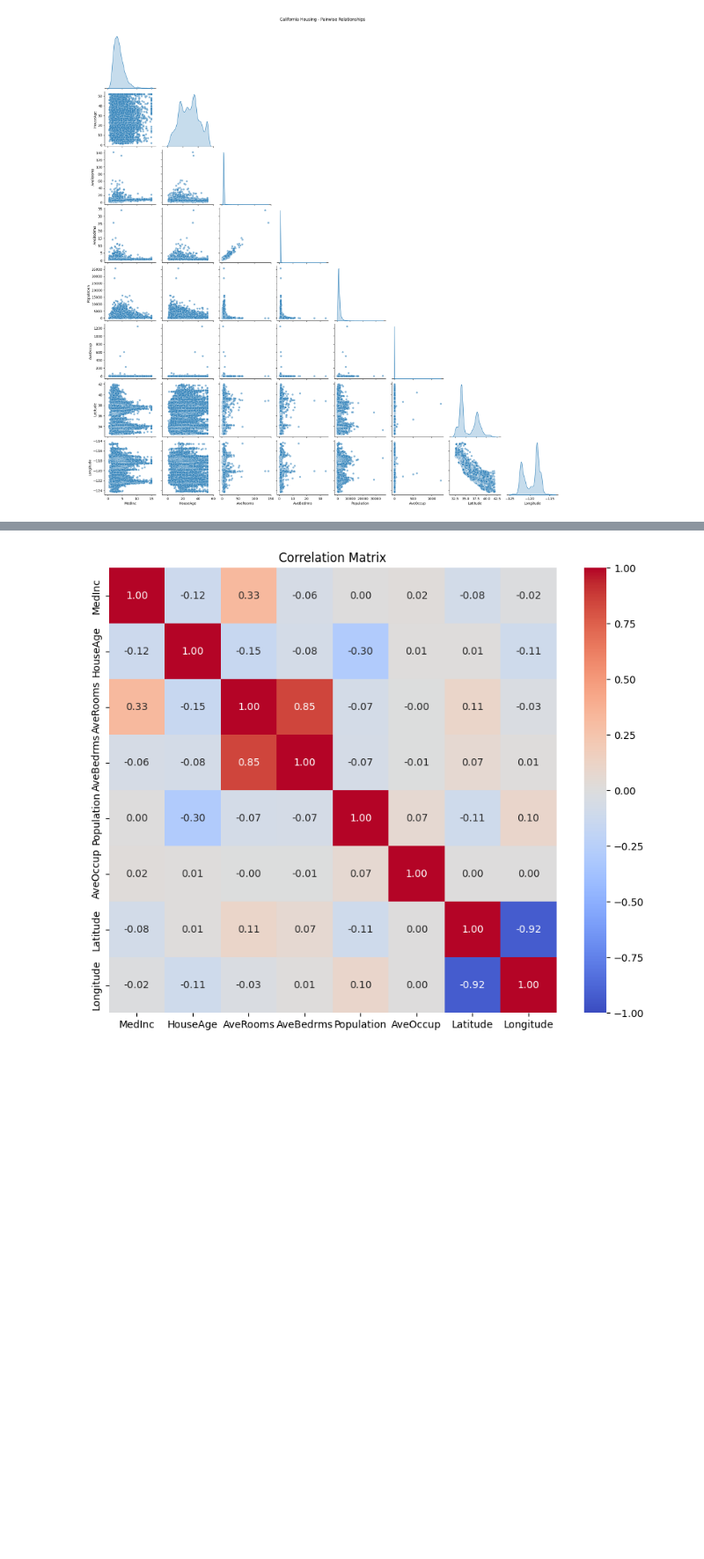
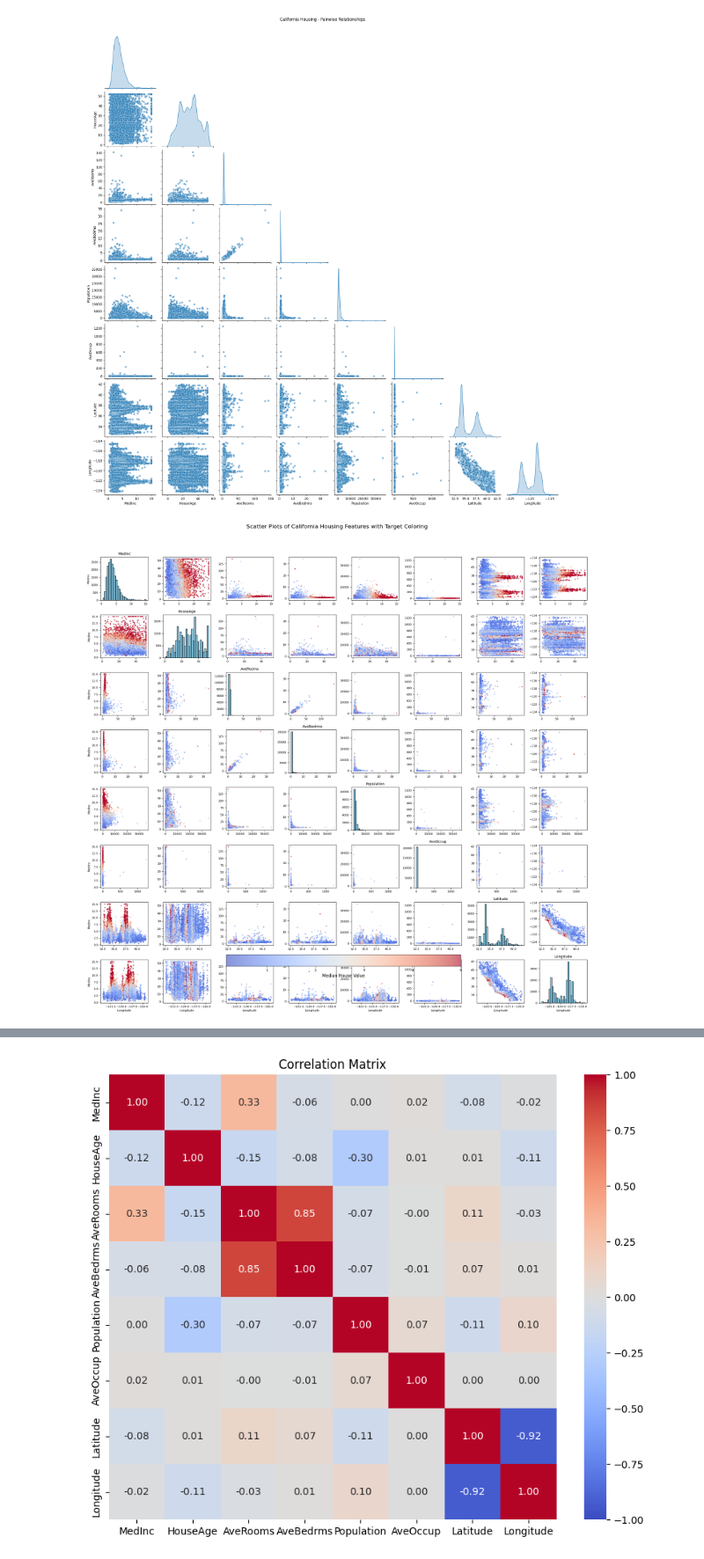
Before and after one commit to maxim-mat/DS-training, a Jupyter notebook: פרק 2 - מודל ראשון/first_model.ipynb, the cells around one changed output, grey strips where cells are left out. Shown at 88% size. Saved outputs shown, nothing was run; the diff lists cells and outputs as text; code cells hidden in the pictures; blank space fills up the shorter version.

```diff
--- a/פרק 2 - מודל ראשון/first_model.ipynb
+++ b/פרק 2 - מודל ראשון/first_model.ipynb
@@ -56,3 +46,41 @@ plt.suptitle("California Housing - Pairwise Relationships", y=1.02)
 plt.show()
 # %% [output]
 [figure]
+# %%
+# Get the list of features
+features = california_data.feature_names
+n_features = len(features)
+
+# Create subplots grid
+fig, axes = plt.subplots(n_features, n_features, figsize=(20, 20), sharex=False, sharey=False)
+
+# Iterate through feature pairs
+for i, feature_x in enumerate(features):
+    for j, feature_y in enumerate(features):
+        ax = axes[i, j]
+
+        # If diagonal, show histogram
+        if i == j:
+            ax.hist(data[feature_x], bins=30, color='skyblue', edgecolor='black')
+            ax.set_title(feature_x, fontsize=10)
+            ax.tick_params(labelsize=8)
+        else:
+            # Scatter plot for feature pairs
+            scatter = ax.scatter(data[feature_x], data[feature_y], c=target, cmap='coolwarm', s=5, alpha=0.6)
+            ax.tick_params(labelsize=8)
+
+        # Set labels for edge subplots
+        if i == n_features - 1:
+            ax.set_xlabel(feature_x, fontsize=8)
+        if j == 0:
+            ax.set_ylabel(feature_y, fontsize=8)
+
+# Add a colorbar
+cbar = fig.colorbar(scatter, ax=axes, orientation='horizontal', fraction=0.03, pad=0.04)
+cbar.set_label('Median House Value', fontsize=12)
+
+plt.suptitle('Scatter Plots of California Housing Features with Target Coloring', fontsize=16)
+plt.tight_layout(rect=[0, 0.03, 1, 0.95])
+plt.show()
+# %% [output]
+[figure, added]
```
Also changed, not shown: parts of 3 cells of this notebook.
